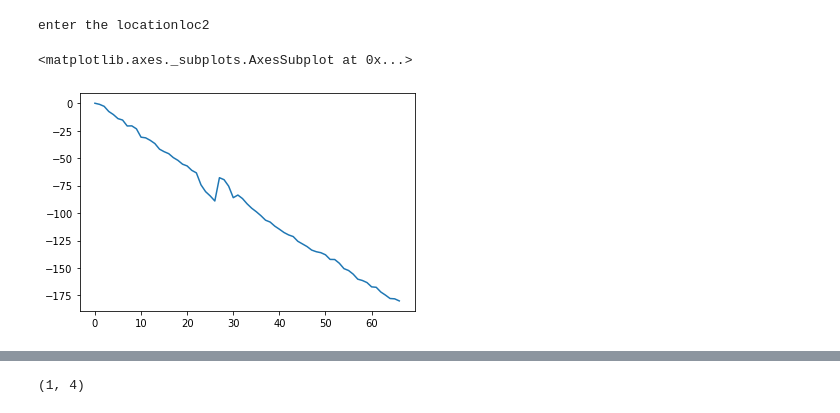
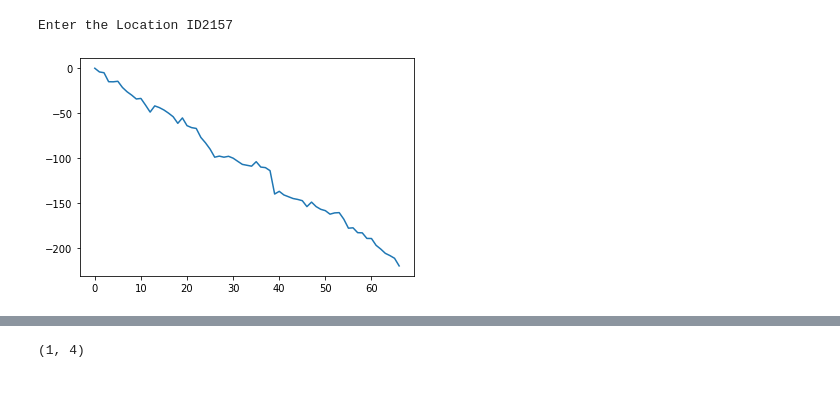
Before and after one commit to VidyaValsalan/Prediction-with-DeepLearning, a Jupyter notebook: LSTM-RL-Prediction/LSTM.ipynb, the cells around one changed output, grey strips where cells are left out. Saved outputs shown, nothing was run; the diff lists cells and outputs as text; code cells hidden in the pictures.

Commit message:
Modified for 14 location and predict future 60 values

```diff
--- a/LSTM-RL-Prediction/LSTM.ipynb
+++ b/LSTM-RL-Prediction/LSTM.ipynb
@@ -17,16 +17,16 @@ User uploaded file "excel_model_15.csv" with length 2599 bytes
 # %%
 import io
-df1 = pd.read_csv(io.StringIO(uploaded['excel_model_15.csv'].decode('utf-8')),names=['date','loc1','loc2','loc3','loc4','loc5'])
+df1 = pd.read_csv(io.StringIO(uploaded['excel_model_15.csv'].decode('utf-8')),names=['date','4599','4291','5054','2157','4234','1018','22420','18494','19505','10215','11478','13223','16309','370'])
 df1.head(5)
-a=input('enter the location')
+a=input('Enter the Location ID')
 # %% [output]
-enter the locationloc2
+Enter the Location ID2157
 # %%
 df1=df1.reset_index()[a]
 df1.plot()
+d=df1
 # %% [output]
-<matplotlib.axes._subplots.AxesSubplot at 0x...>
-[figure, old version]
+[figure, new version]
 # %%
 import numpy as np
 from sklearn.preprocessing import MinMaxScaler
```
Also changed, not shown: parts of 18 cells of this notebook.
